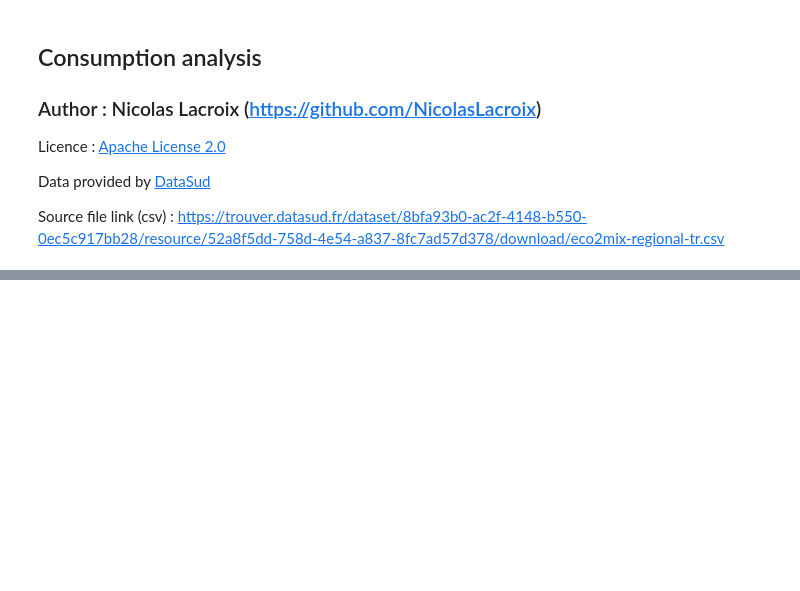
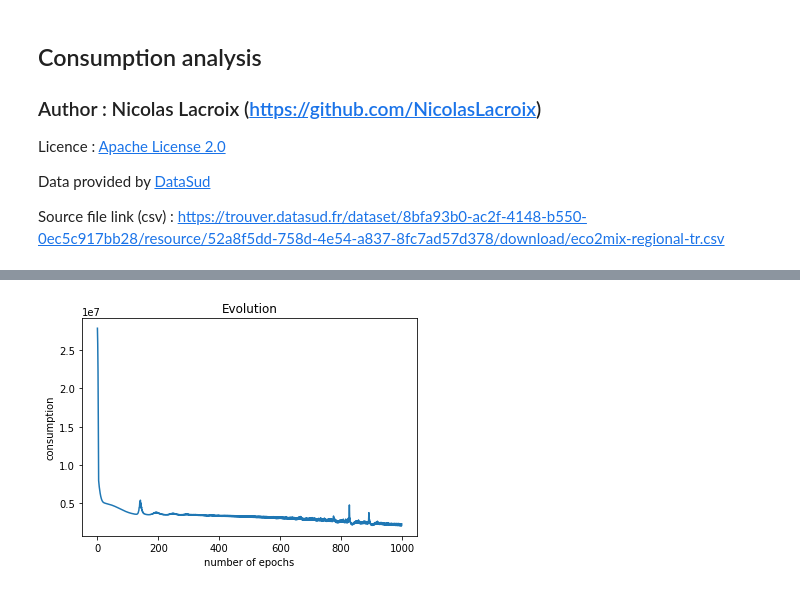
Before and after one commit to NicolasLacroix/data-representation, a Jupyter notebook: notebooks/consumption.ipynb, the cells around one changed output, grey strips where cells are left out. Cells and saved outputs as stored; diff of their text form; code cells hidden in the pictures; blank space fills up the shorter version.

```diff
--- a/notebooks/consumption.ipynb
+++ b/notebooks/consumption.ipynb
@@ -150,0 +255,9 @@ Text(0, 0.5, '')
+# %%
+# number of criterias : Date - Time
+nbIn = data_train.shape[1]
+# neural network statistics
+nbOut = 1
+nbHidden = 100
+# définition of the neural network
+neuralNetwork = nn.Sequential(nn.Linear(nbIn,nbHidden), nn.ReLU(), nn.Linear(nbHidden,nbOut))
+neuralNetwork
@@ -150,0 +270,22 @@ Text(0, 0.5, '')
+# %%
+# launch criterias + optimizing options
+criterion = nn.MSELoss() # MSELoss = moindres carrés
+optimizer = torch.optim.SGD(neuralNetwork.parameters(), lr=0.000003) # lr = learning rate
+nbEpochs = 1000 # nombre d'itérations
+# %%
+# converting data (to pytorch tensor)
+input_data = torch.FloatTensor(data_train.values)
+target = torch.FloatTensor(target_data.values)
+#target = torch.FloatTensor(target_data.values.reshape((TRAIN_SPLIT, )))
+#target = target.unsqueeze(0)
+# %%
+items = []
+# launching iterations
+for epoch in range(nbEpochs):
+    optimizer.zero_grad() # zero_grad = ?
+    output = neuralNetwork(input_data)
+    loss = criterion(output, target) # calcul de la fonction cout (moindres carrés)
+    loss.backward() # calcul du gradient (sens = droite vers gauche)
+    optimizer.step() # ? (modification des parametres du réseau de neurones)
+    print(loss.item())
+    items.append(loss.item())
@@ -150,0 +310,9 @@ Text(0, 0.5, '')
+# %%
+fig, ax = plt.subplots()
+x = np.arange(len(items))
+ax.plot(x, items)
+ax.set(xlabel='number of epochs', ylabel='consumption',
+       title='Evolution')
+plt.show()
+# %% [output]
+[figure, added]
```
Also changed, not shown: parts of 15 cells of this notebook.
